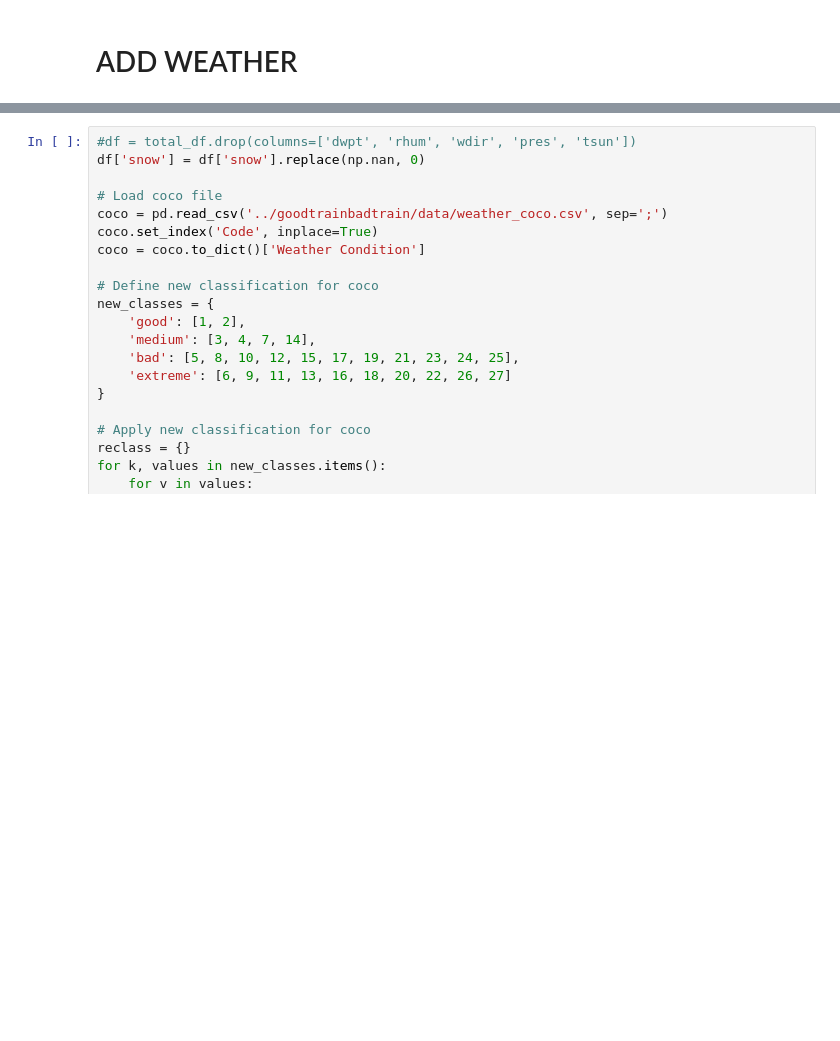
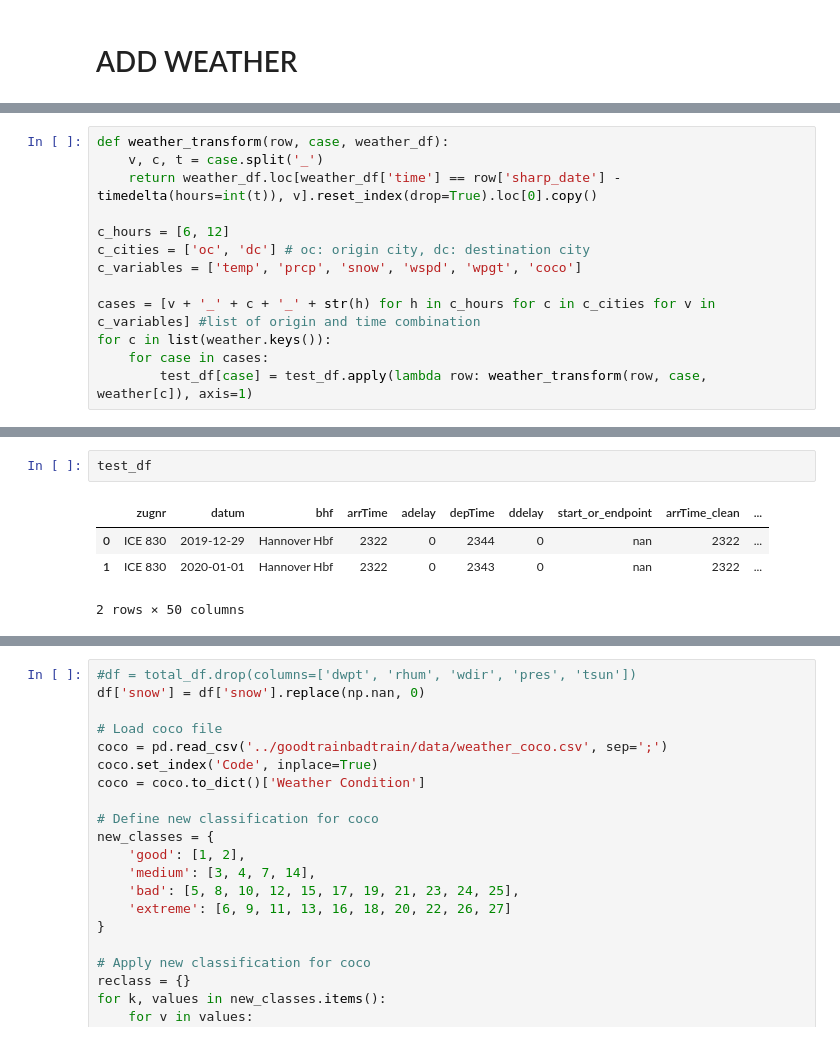
Before and after one commit to Good-Train-Bad-Train/gtbt, a Jupyter notebook: notebooks/marie_cleaning_processing_legs.ipynb, the cells around one changed output, grey strips where cells are left out. Cells and saved outputs as stored; diff of their text form; blank space fills up the shorter version.

Commit message:
Weather function

```diff
--- a/notebooks/marie_cleaning_processing_legs.ipynb
+++ b/notebooks/marie_cleaning_processing_legs.ipynb
@@ -240,0 +303,13 @@ han_data = pd.read_csv('../goodtrainbadtrain/data/hannover.csv')
+# %%
+def weather_transform(row, case, weather_df):
+    v, c, t = case.split('_')
+    return weather_df.loc[weather_df['time'] == row['sharp_date'] - timedelta(hours=int(t)), v].reset_index(drop=True).loc[0].copy()
+
+c_hours = [6, 12]
+c_cities = ['oc', 'dc'] # oc: origin city, dc: destination city
+c_variables = ['temp', 'prcp', 'snow', 'wspd', 'wpgt', 'coco']
+
+cases = [v + '_' + c + '_' + str(h) for h in c_hours for c in c_cities for v in c_variables] #list of origin and time combination
+for c in list(weather.keys()):
+    for case in cases:
+        test_df[case] = test_df.apply(lambda row: weather_transform(row, case, weather[c]), axis=1)
@@ -241 +334,8 @@ han_data = pd.read_csv('../goodtrainbadtrain/data/hannover.csv')
+# %%
+test_df
+# %% [output]
+|  | zugnr | datum | bhf | arrTime | adelay | depTime | ddelay | start_or_endpoint | arrTime_clean | ... |
+| 0 | ICE 830 | 2019-12-29 | Hannover Hbf | 2322 | 0 | 2344 | 0 | nan | 2322 | ... |
+| 1 | ICE 830 | 2020-01-01 | Hannover Hbf | 2322 | 0 | 2343 | 0 | nan | 2322 | ... |
+2 rows × 50 columns
 # %%
```
Also changed, not shown: parts of 23 cells of this notebook.
